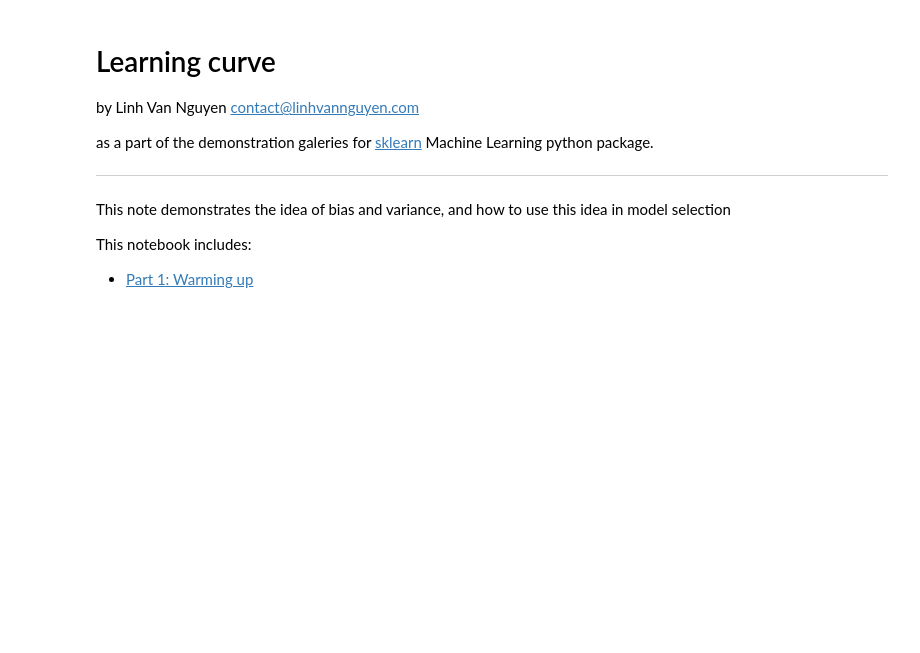
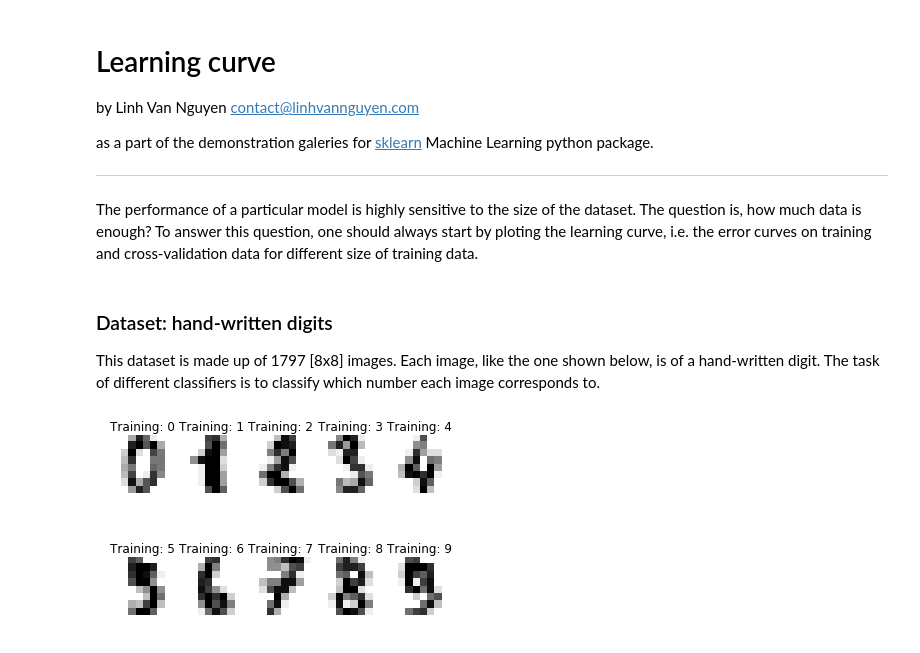
Before and after one commit to linhvannguyen/sklearn_galeries, a Jupyter notebook: LearningCurve.ipynb, the cells around one changed output. Saved outputs shown, nothing was run; the diff lists cells and outputs as text; code cells hidden in the pictures; blank space fills up the shorter version.

```diff
--- a/LearningCurve.ipynb
+++ b/LearningCurve.ipynb
@@ -6,7 +6,25 @@ by Linh Van Nguyen <contact@linhvannguyen.com>
 as a part of the demonstration galeries for <a href='http://scikit-learn.org/stable/'>sklearn</a> Machine Learning python package.
 
 ------------
-This note demonstrates the idea of bias and variance, and how to use this idea in model selection
-
-This notebook includes:
-- <a href='#part1'>Part 1: Warming up</a>
+The performance of a particular model is highly sensitive to the size of the dataset. The question is, how much data is enough? To answer this question, one should always start by ploting the learning curve, i.e. the error curves on training and cross-validation data for different size of training data.
+# %% [markdown]
+### Dataset: hand-written digits
+
+This dataset is made up of 1797 [8x8] images. Each image, like the one shown below, is of a hand-written digit. The task of different classifiers is to classify which number each image corresponds to.
+# %%
+%matplotlib inline
+import numpy as np
+import matplotlib.pyplot as plt
+from sklearn.datasets import load_digits
+
+digits = load_digits()
+X, y = digits.data, digits.target
+
+images_and_labels = list(zip(digits.images, digits.target))
+for index, (image, label) in enumerate(images_and_labels[:10]):
+    plt.subplot(2, 5, index + 1)
+    plt.axis('off')
+    plt.imshow(image, cmap=plt.cm.gray_r, interpolation='nearest')
+    plt.title('Training: %i' % label)
+# %% [output]
+[figure, added]
```
Also changed, not shown: parts of 10 cells of this notebook, 1 other file.
